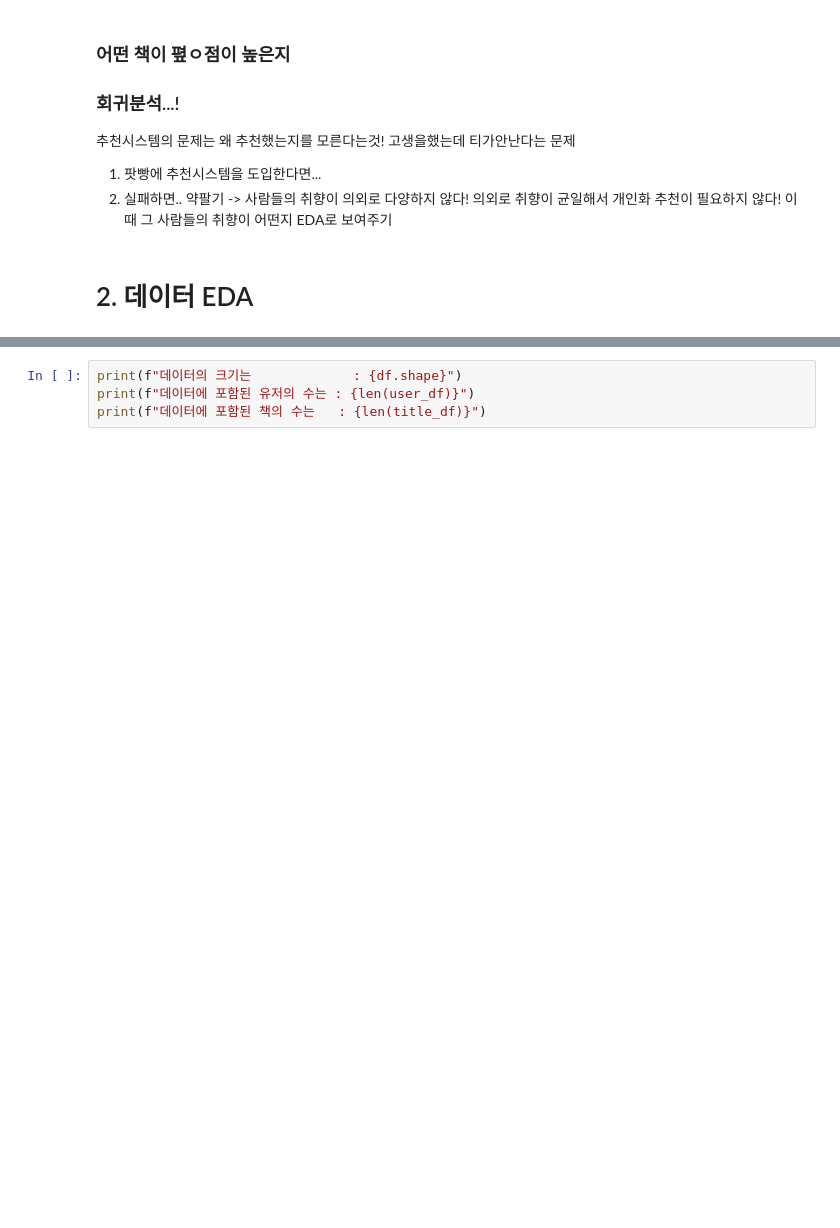
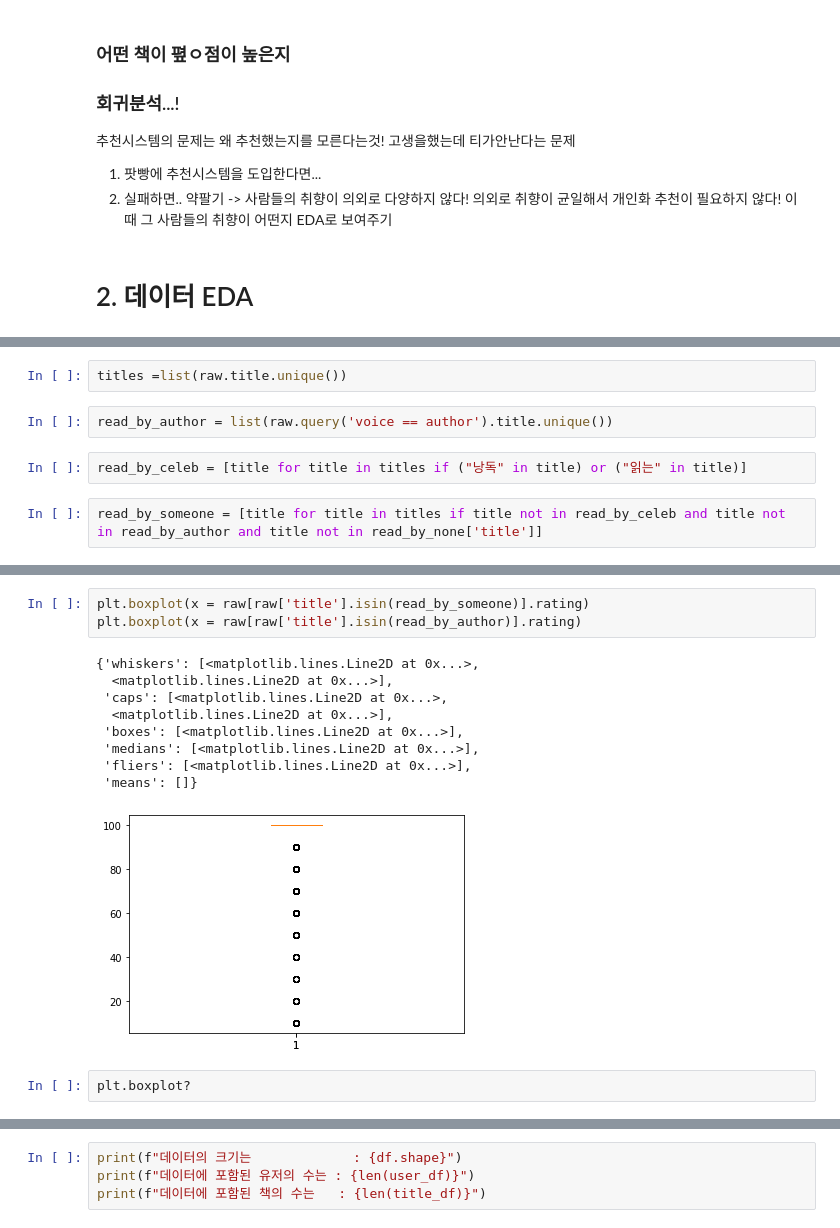
Before and after one commit to dataitgirls4/team_3, a Jupyter notebook: Recommendation_System.ipynb, the cells around one changed output, grey strips where cells are left out. Saved outputs shown, nothing was run; the diff lists cells and outputs as text; blank space fills up the shorter version.

```diff
--- a/Recommendation_System.ipynb
+++ b/Recommendation_System.ipynb
@@ -101,0 +104,8 @@ df
+# %%
+titles =list(raw.title.unique())
+# %%
+read_by_author = list(raw.query('voice == author').title.unique())
+# %%
+read_by_celeb = [title for title in titles if ("낭독" in title) or ("읽는" in title)]
+# %%
+read_by_someone = [title for title in titles if title not in read_by_celeb and title not in read_by_author and title not in read_by_none['title']]
@@ -101,0 +264,15 @@ df
+# %%
+plt.boxplot(x = raw[raw['title'].isin(read_by_someone)].rating)
+plt.boxplot(x = raw[raw['title'].isin(read_by_author)].rating)
+# %% [output]
+{'whiskers': [<matplotlib.lines.Line2D at 0x...>,
+  <matplotlib.lines.Line2D at 0x...>],
+ 'caps': [<matplotlib.lines.Line2D at 0x...>,
+  <matplotlib.lines.Line2D at 0x...>],
+ 'boxes': [<matplotlib.lines.Line2D at 0x...>],
+ 'medians': [<matplotlib.lines.Line2D at 0x...>],
+ 'fliers': [<matplotlib.lines.Line2D at 0x...>],
+ 'means': []}
+[figure, added]
+# %%
+plt.boxplot?
```
Also changed, not shown: parts of 35 cells of this notebook.
